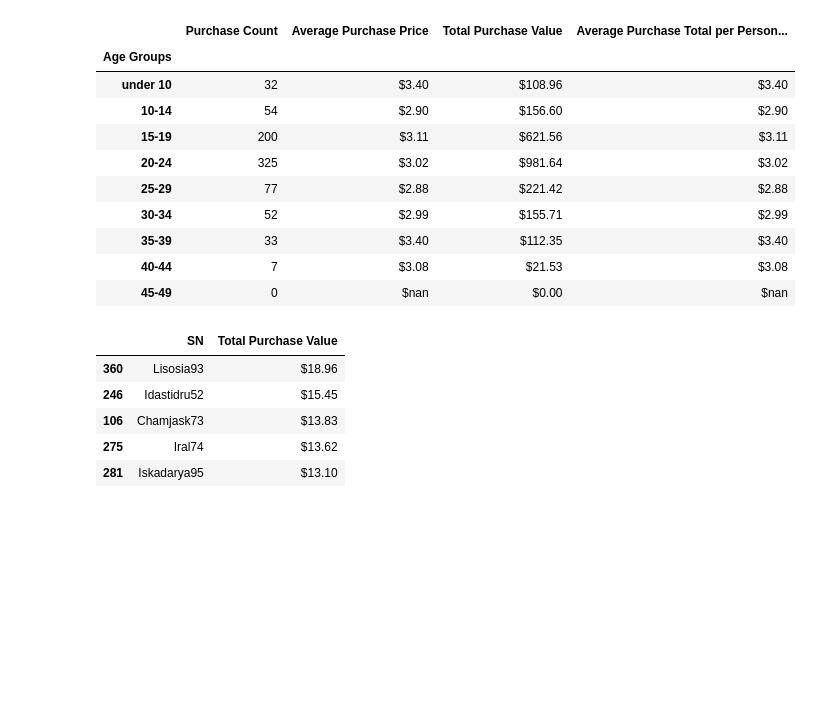
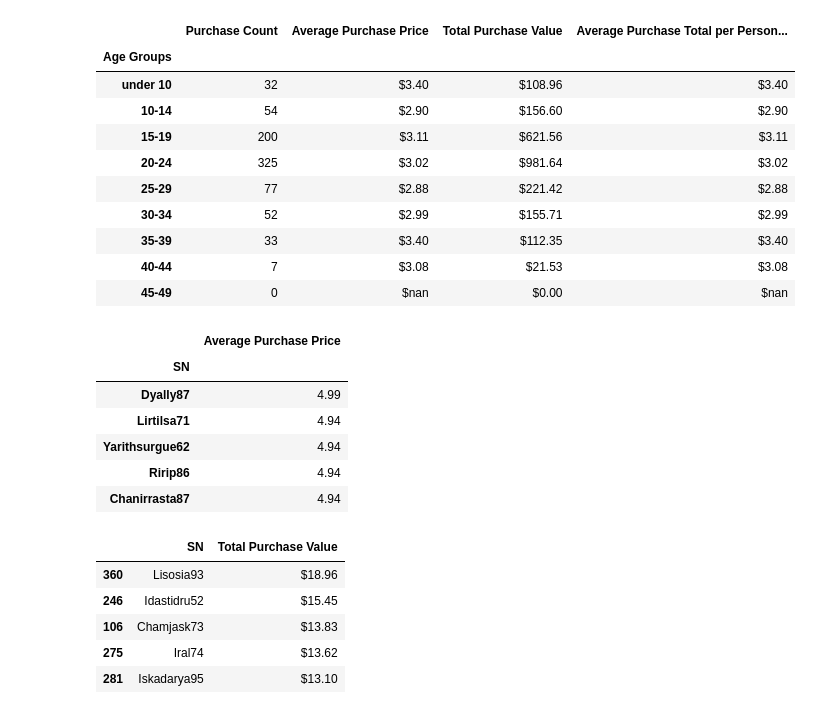
Before and after one commit to sharonpete/pandas-challenge, a Jupyter notebook: HeroesOfPymoli/heroesofpymoli.ipynb, the cells around one changed output. Saved outputs shown, nothing was run; the diff lists cells and outputs as text; code cells hidden in the pictures; blank space fills up the shorter version.

```diff
--- a/HeroesOfPymoli/heroesofpymoli.ipynb
+++ b/HeroesOfPymoli/heroesofpymoli.ipynb
@@ -192,21 +192,29 @@ age_summary_df
 # %%
 # Top Spenders
 # Identify the top 5 spenders in the game by total purchase value, then list (in a table):
 spenders_total_purchase_value = heroes_df.groupby("SN").sum()
 #spenders_total_purchase_value.head(10)
 
 spenders_purchase_count =  heroes_df.groupby(['SN']).count()['Purchase ID']
 #spenders_purchase_count.head(10)
 
 # Average Purchase Price ... calculate this before resorting and indexing all of the things
 spenders_average_purchase_price = spenders_total_purchase_value['Price'] / spenders_purchase_count
 
 spenders_average_purchase_price_df = pd.DataFrame({'Average Purchase Price':spenders_average_purchase_price})
 
 spenders_average_purchase_price_df = spenders_average_purchase_price_df.sort_values(['Average Purchase Price'], ascending=False)
 #### QUESTION:  the formatting line below takes it out of table format... why?
 #spenders_average_purchase_price_df = spenders_average_purchase_price_df['Average Purchase Price'].astype(float).map("${:,.2f}".format)
-spenders_average_purchase_price_df
+spenders_average_purchase_price_df.head()
+# %% [output]
+|  | Average Purchase Price |
+| SN |  |
+| Dyally87 | 4.99 |
+| Lirtilsa71 | 4.94 |
+| Yarithsurgue62 | 4.94 |
+| Ririp86 | 4.94 |
+| Chanirrasta87 | 4.94 |
 # %%
 # now sort and index the things to get the top five
 spenders_df = spenders_total_purchase_value.reset_index()
```
Also changed, not shown: parts of 7 cells of this notebook.
